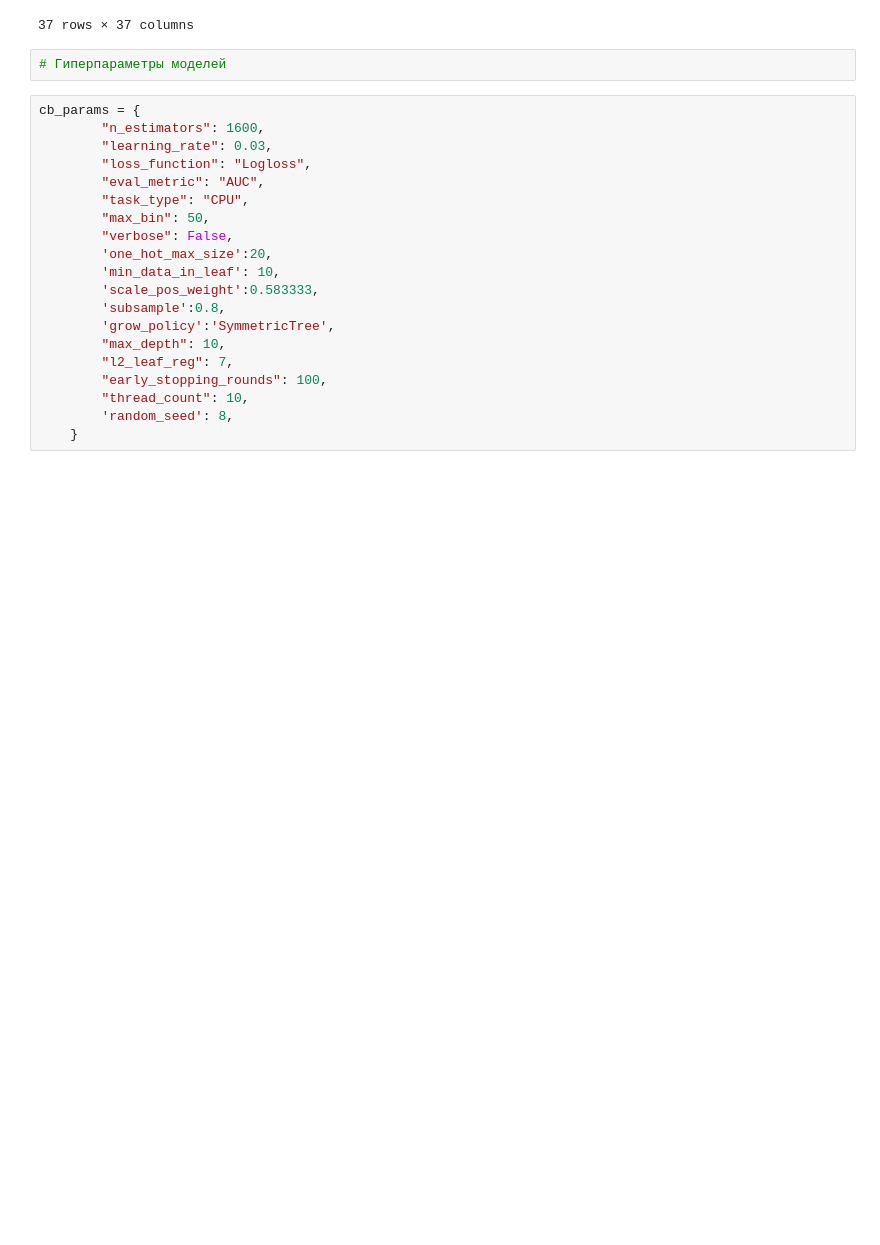
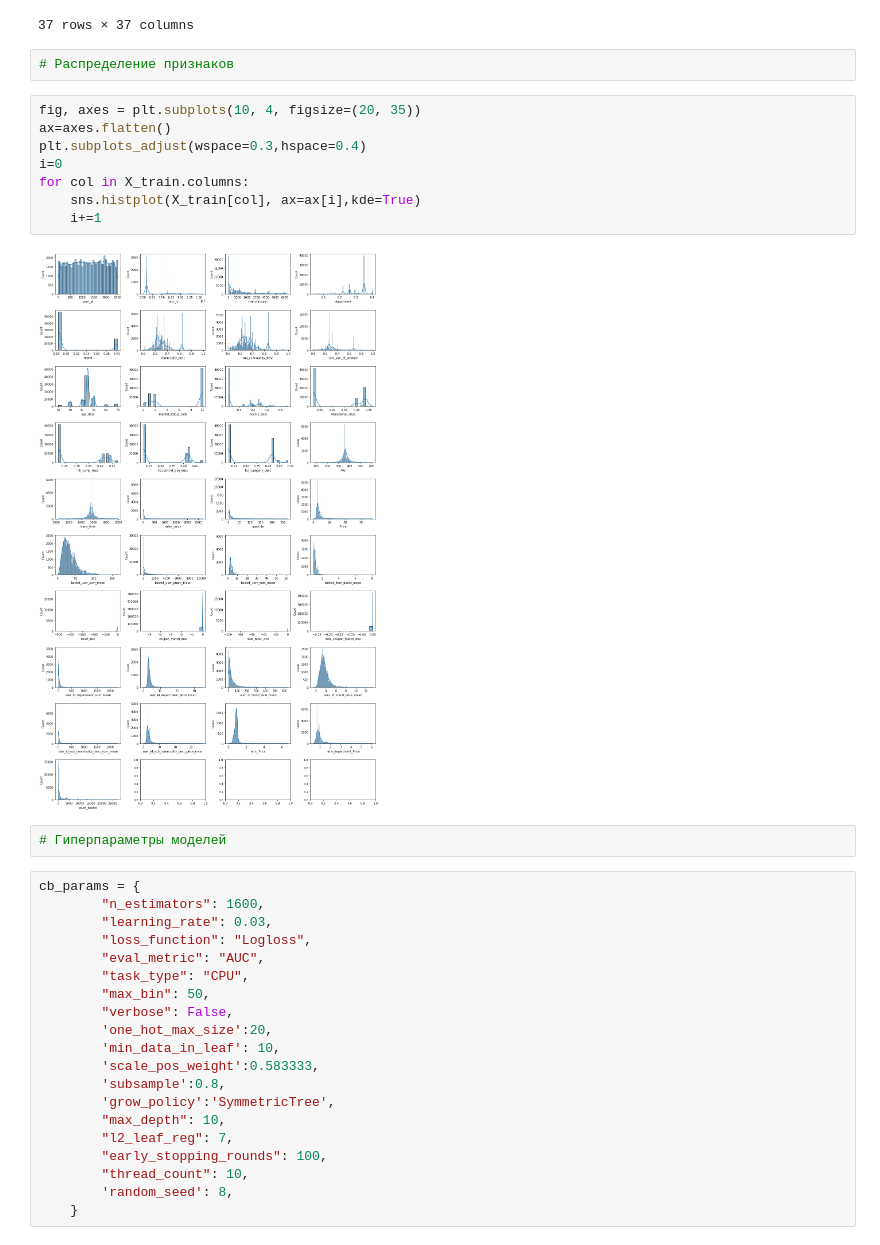
Before and after one commit to Dvk2002/REC_SYS_GOODS, a Jupyter notebook: Rec_sys_goods.ipynb, the cells around one changed output. Saved outputs shown, nothing was run; the diff lists cells and outputs as text; blank space fills up the shorter version.

```diff
--- a/Rec_sys_goods.ipynb
+++ b/Rec_sys_goods.ipynb
@@ -346,6 +346,18 @@ X_train.corr()
 | ratio_department_Price | 3.830477e-03 | 0.003417 | -0.013799 | -0.010801 | -0.089493 | -0.149784 | -0.155358 | ... |
 | count_basket | 8.332722e-03 | -0.142750 | -0.109183 | 0.003339 | 0.361362 | 0.560814 | 0.540215 | ... |
 37 rows × 37 columns
+# %%
+# Распределение признаков
+# %%
+fig, axes = plt.subplots(10, 4, figsize=(20, 35))
+ax=axes.flatten()
+plt.subplots_adjust(wspace=0.3,hspace=0.4)
+i=0
+for col in X_train.columns:
+    sns.histplot(X_train[col], ax=ax[i],kde=True)
+    i+=1
+# %% [output]
+[figure, added]
 # %%
 # Гиперпараметры моделей
 # %%
```
